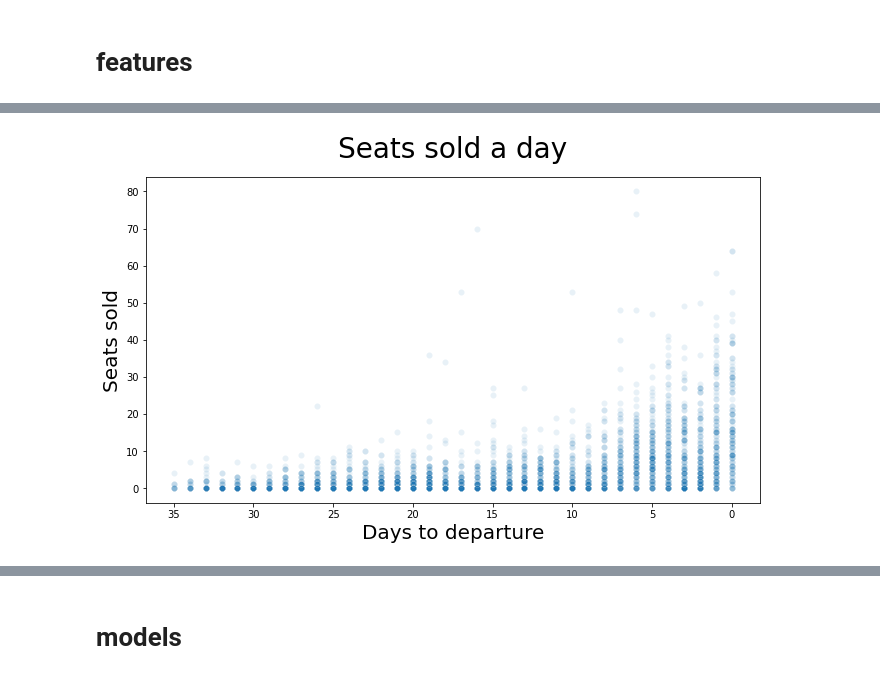
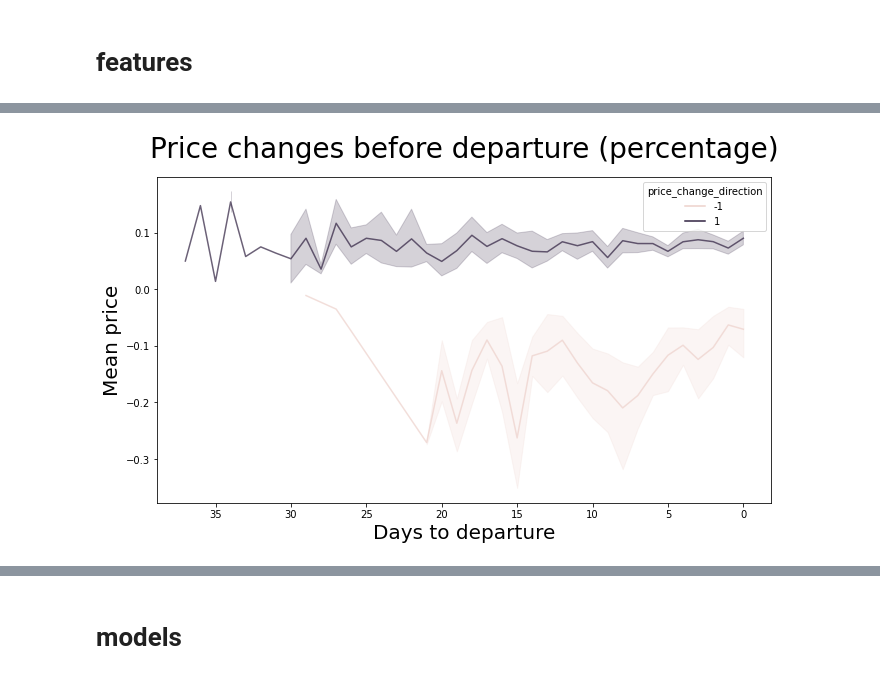
Before and after one commit to arturvelk/renfe-analysis, a Jupyter notebook: data-anal.ipynb, the cells around one changed output, grey strips where cells are left out. Saved outputs shown, nothing was run; the diff lists cells and outputs as text; code cells hidden in the pictures.

```diff
--- a/data-anal.ipynb
+++ b/data-anal.ipynb
@@ -75,4 +100,18 @@ data = data.loc[
         )
     )
 ]
+# %%
+data["price_change"] = (
+    data.sort_values(by=["train_id", "days_till_dep"], ascending=False)
+    .groupby("train_id")["mean_econ_price"]
+    .transform("diff")
+)
+
+data["price_change_percentage"] = (data["price_change"] / data["mean_price"]).round(3)
+
+data["price_change_direction"] = np.where(
+    data["price_change_percentage"] > 0,
+    1,
+    np.where(data["price_change_percentage"] < 0, -1, 0),
+)
 # %%
@@ -136,0 +184,8 @@ len(data.train_id.unique())
+# %%
+data = pd.read_pickle("data/MAD_BAR_features_v2.pkl")
+# %%
+data = data.loc[data["train_id"]!= train_ids[0]].reset_index(drop=True)
+data = data.loc[
+    data["train_id"]
+    != data.loc[data["price_change_percentage"] < -1]["train_id"].unique()[0]
+].reset_index(drop=True)
@@ -164,13 +599,28 @@ plt.show()
 # %%
+
+figdata = data.loc[data["price_change_direction"] != 0]
+
+
 plt.figure(figsize=(11, 6))
-sns.scatterplot(data=data_small, x="days_till_dep", y="econ_seats_sold", alpha=0.10)
+
+sns.lineplot(
+    data=figdata,
+    x="days_till_dep",
+    y="price_change_percentage",
+    estimator="mean",
+    hue="price_change_direction",
+    alpha=0.7,
+)  # .get_legend().remove()
+
+
 plt.gca().invert_xaxis()
+
 plt.xlabel("Days to departure", fontsize=20, fontweight=450)
-plt.ylabel("Seats sold", fontsize=20, fontweight=450)
+plt.ylabel("Mean price", fontsize=20, fontweight=450)
 
-plt.title("Seats sold a day", fontsize=28, y=1.04)
+plt.title("Price changes before departure (percentage)", fontsize=28, y=1.04)
 
-plt.savefig("figures/seats_sold_a_day", dpi=300)
+plt.savefig("figures/price_changes_days_before_departure", dpi=300)
 plt.show()
 # %% [output]
-[figure, old version]
+[figure, new version]
```
Also changed, not shown: parts of 48 cells of this notebook, 8 other files.
